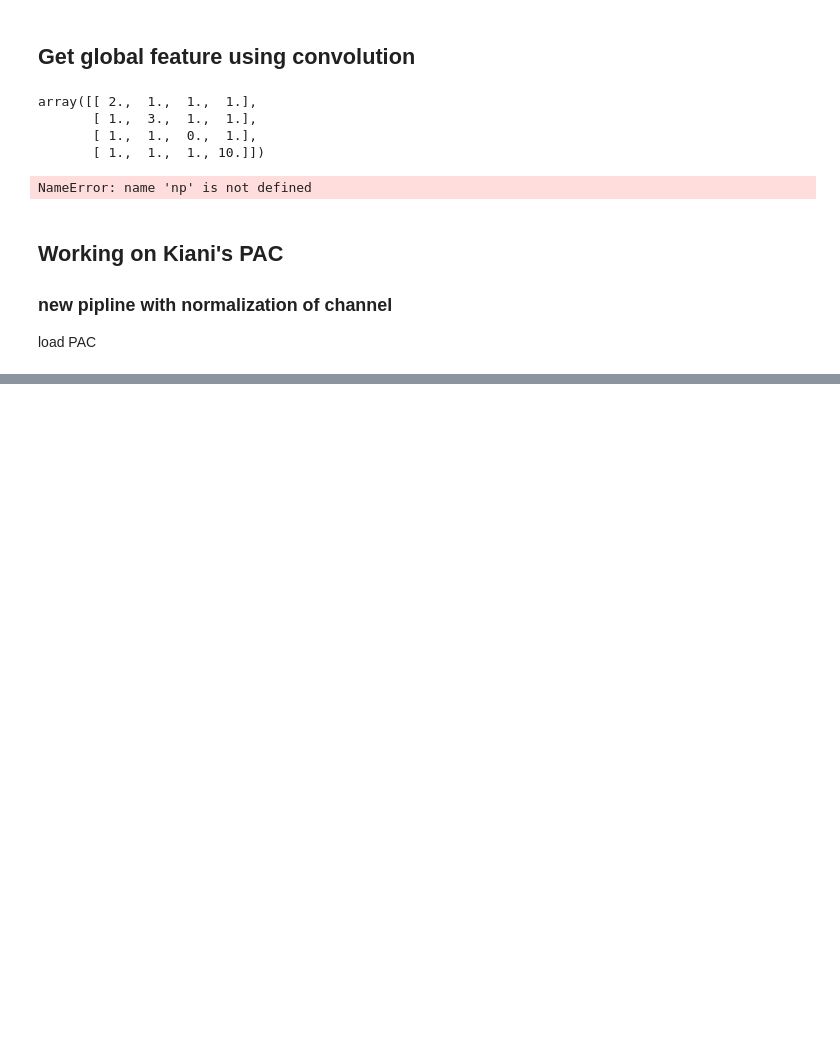
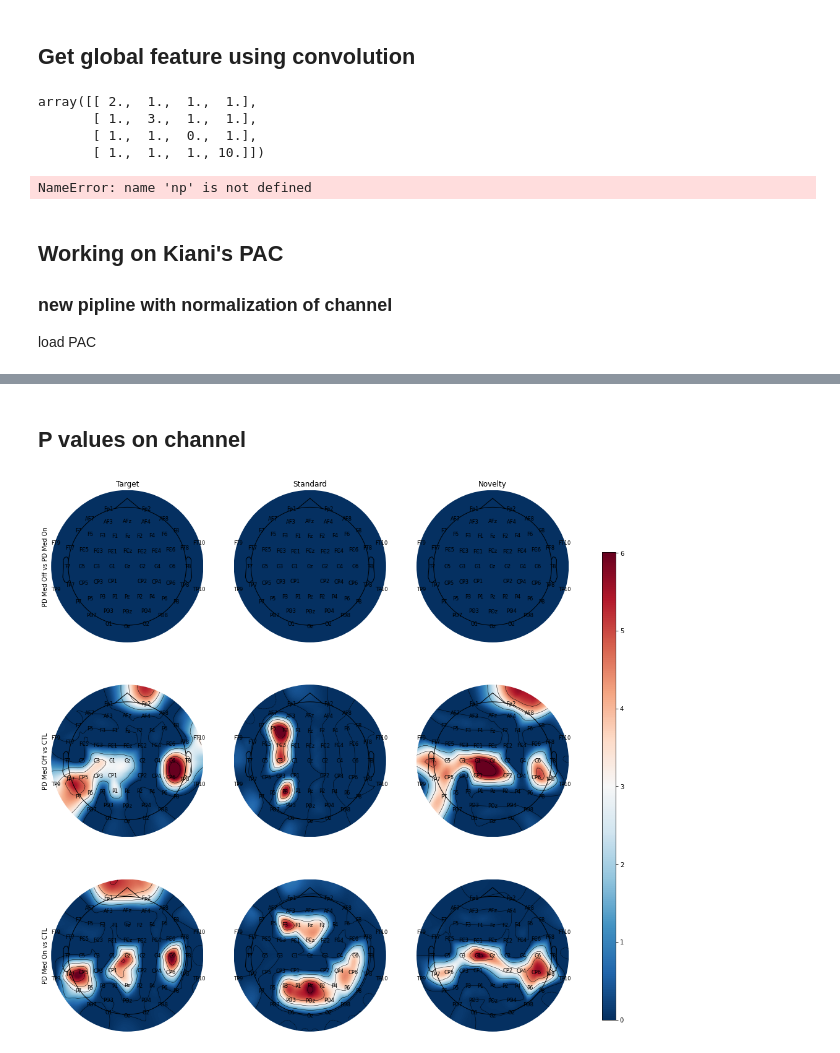
Before and after one commit to AIRLab-Sharif/Parkinson-PAC, a Jupyter notebook: python/Get_Global_Local_feature.ipynb, the cells around one changed output, grey strips where cells are left out. Cells and saved outputs as stored; diff of their text form; code cells hidden in the pictures; blank space fills up the shorter version.

```diff
--- a/python/Get_Global_Local_feature.ipynb
+++ b/python/Get_Global_Local_feature.ipynb
@@ -61,0 +247,41 @@ PAC = a['mvl_2ds']*1e-12
+# %% [markdown]
+## P values on channel
+# %%
+feature_h = 0
+feature_l = 1
+fig, axs = plt.subplots(3, 3, sharex=True, sharey=True, figsize=(15, 15))
+# vmin, vmax = mvls.mean(axis=1).min(), mvls.mean(axis=1).max() #get_percent(mvls.mean(axis=1), 0.95)
+for grp, j in itertools.product(zip(itertools.combinations(range(3), 2), range(3)), range(3)):
+    a, b = grp[0]
+    i = grp[1]
+    data_a = PAC_feature_sub_on_electrodes[a, :, j, :, feature_h, feature_l]
+    data_b = PAC_feature_sub_on_electrodes[b, :, j, :, feature_h, feature_l]
+    t, p = scipy.stats.ttest_ind(data_a, data_b)
+    p[p>0.05] = 1
+    p = p.reshape((-1, 1))
+    mvl_evoked = mne.EvokedArray(-np.log(p) ,#- -np.log(p).mean(),
+                                  mne_info)
+    mvl_evoked.set_montage(montage)
+    im, cm = mne.viz.plot_topomap(mvl_evoked.data[:, 0],
+                                  mvl_evoked.info, axes=axs[i, j],
+                                  show=False,
+                                  names=channels_name, show_names=True, cmap='RdBu_r')
+    #, vmin=vmin- mvls.mean(), vmax=vmax- mvls.mean())
+
+for grp in zip(itertools.combinations(range(3), 2), range(3)):
+    a, b = grp[0]
+    i = grp[1]
+
+    axs[i, 0].set_ylabel(f'{groups[a]} vs {groups[b]}')
+    axs[0, i].set_title(event_types[i])
+
+    axs[-1, i].xaxis.set_visible(True)
+    axs[i, 0].yaxis.set_visible(True)
+
+cbar_ax = fig.add_axes([0.95, 0.15, 0.02, 0.7])
+clb = fig.colorbar(im, cax=cbar_ax)
+fname = f'p_value_feature_h_{feature_h}_feature_l_{feature_l}_RdBu_r'
+file_path = os.path.join(Path_to_save_fig, fname)
+plt.savefig(file_path)
+# %% [output]
+[figure, added]
```
Also changed, not shown: parts of 13 cells of this notebook, 2 other files.
